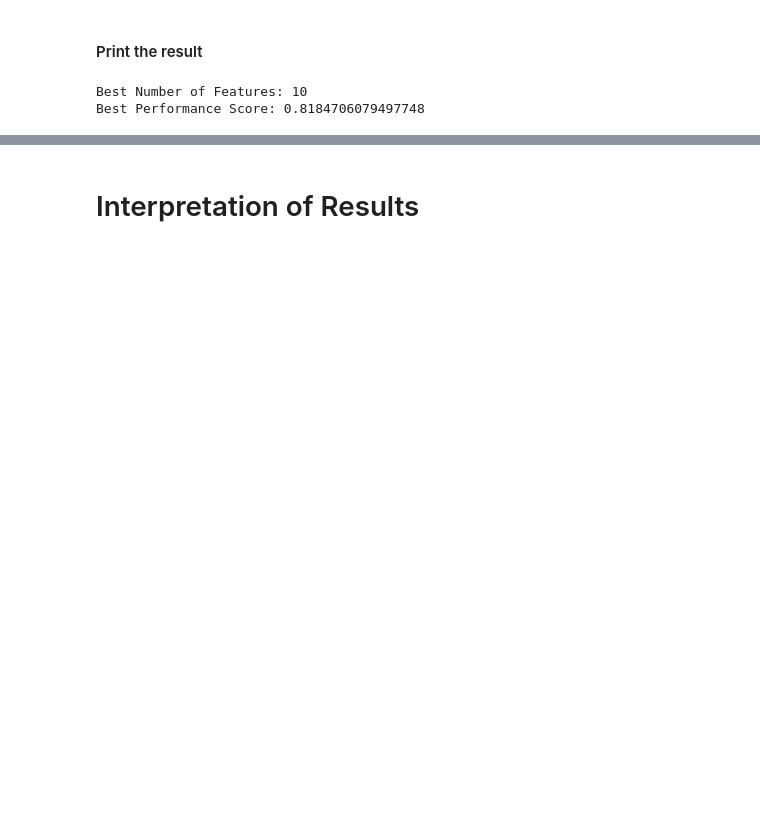
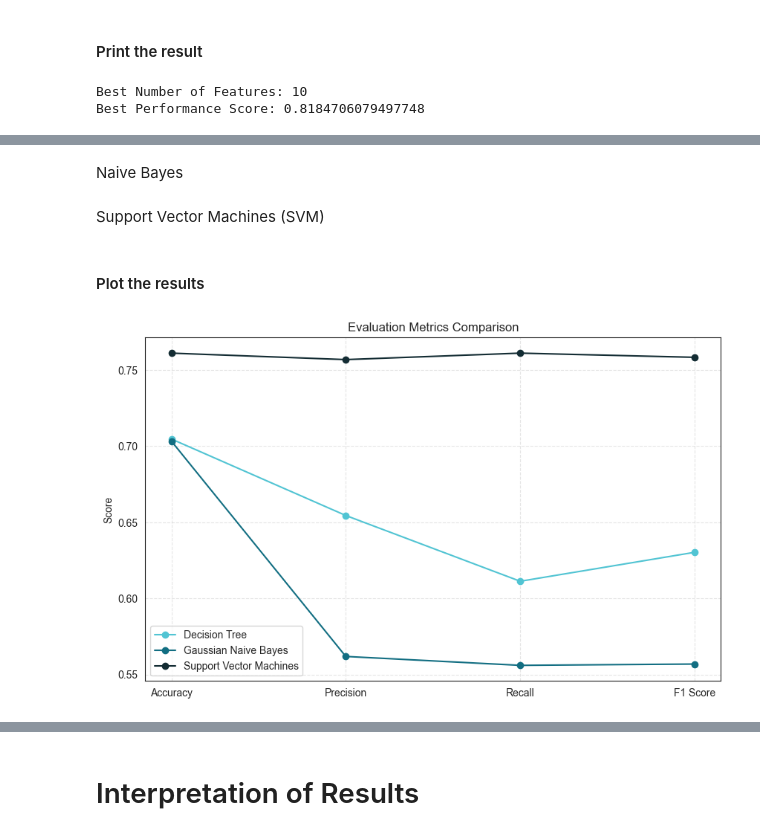
Before and after one commit to aminshannan121/Data_Mining_Project, a Jupyter notebook: Project.ipynb, the cells around one changed output, grey strips where cells are left out. Cells and saved outputs as stored; diff of their text form; code cells hidden in the pictures; blank space fills up the shorter version.

Commit message:
adding evaluation

```diff
--- a/Project.ipynb
+++ b/Project.ipynb
@@ -495,0 +597,2 @@ should include
+# %%
+SVM_pred = SVM.predict(X_test)
@@ -495,0 +707,45 @@ should include
+# %%
+DTC_accuracy = accuracy_score(y_test, DTC_pred)
+DTC_precision = precision_score(y_test, DTC_pred, average='macro')
+DTC_recall = recall_score(y_test, DTC_pred, average='macro')
+DTC_f1 = f1_score(y_test, DTC_pred, average='macro')
+DTC_scores = [DTC_accuracy, DTC_precision, DTC_recall, DTC_f1]
+# %% [markdown]
+Naive Bayes
+# %%
+GNB_accuracy = accuracy_score(y_test, GNB_pred)
+GNB_precision = precision_score(y_test, GNB_pred, average='macro')
+GNB_recall = recall_score(y_test, GNB_pred, average='macro')
+GNB_f1 = f1_score(y_test, GNB_pred, average='macro')
+GNB_scores = [GNB_accuracy, GNB_precision, GNB_recall, GNB_f1]
+# %% [markdown]
+ Support Vector Machines (SVM)
+# %%
+SVM_accuracy = accuracy_score(y_test, SVM_pred)
+SVM_precision = precision_score(y_test, SVM_pred, average='weighted')
+SVM_recall = recall_score(y_test, SVM_pred, average='weighted')
+SVM_f1 = f1_score(y_test, SVM_pred, average='weighted')
+SVM_scores = [SVM_accuracy, SVM_precision, SVM_recall, SVM_f1]
+# %% [markdown]
+#### Plot the results
+# %%
+metrics = ['Accuracy', 'Precision', 'Recall', 'F1 Score']
+
+x = range(len(metrics))
+
+plt.figure(figsize=(10, 6))
+
+plt.plot(x, DTC_scores, label='Decision Tree', marker='o', color = '#51C4D3')
+plt.plot(x, GNB_scores, label='Gaussian Naive Bayes', marker='o',color = '#126E82')
+plt.plot(x, SVM_scores, label='Support Vector Machines', marker='o',color = '#132C33')
+
+plt.xticks(x, metrics)
+plt.ylabel('Score')
+plt.title('Evaluation Metrics Comparison')
+plt.legend()
+plt.grid(True, linestyle='--', alpha=0.5)
+
+
+plt.show()
+# %% [output]
+[figure, added]
```
Also changed, not shown: parts of 104 cells of this notebook.
